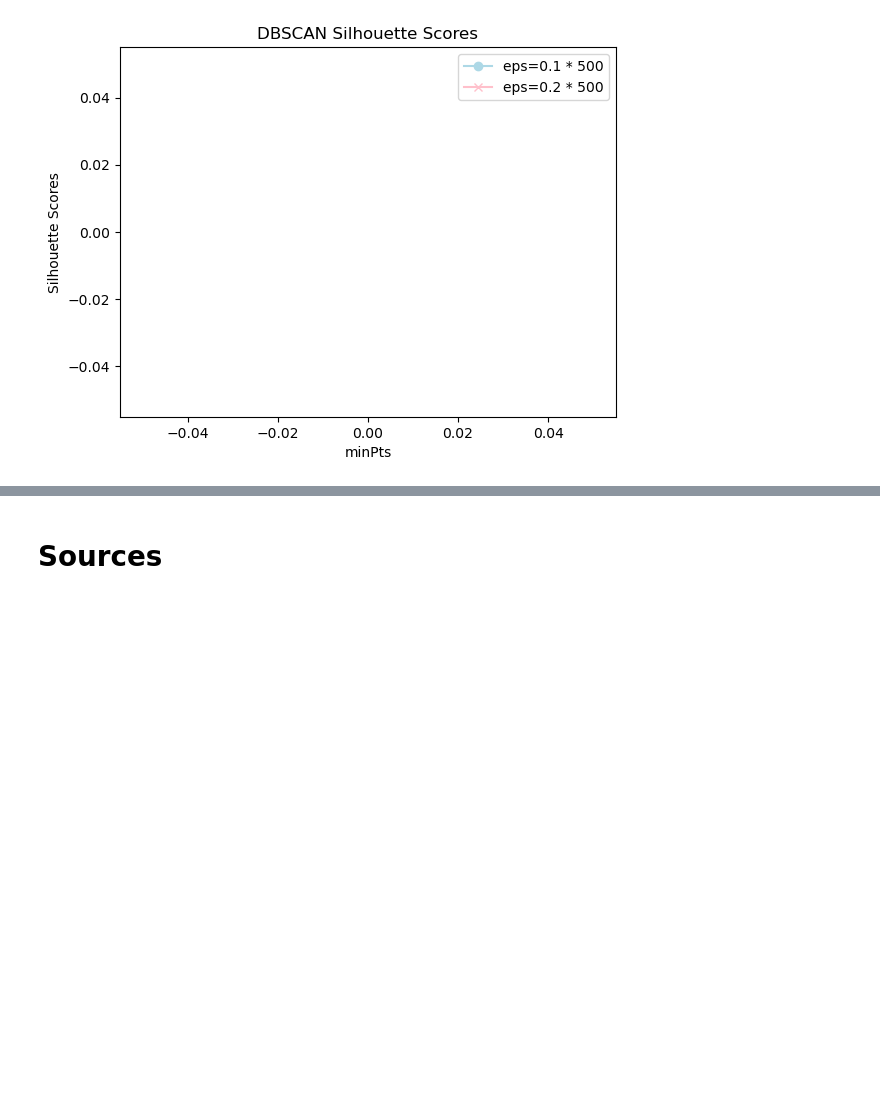
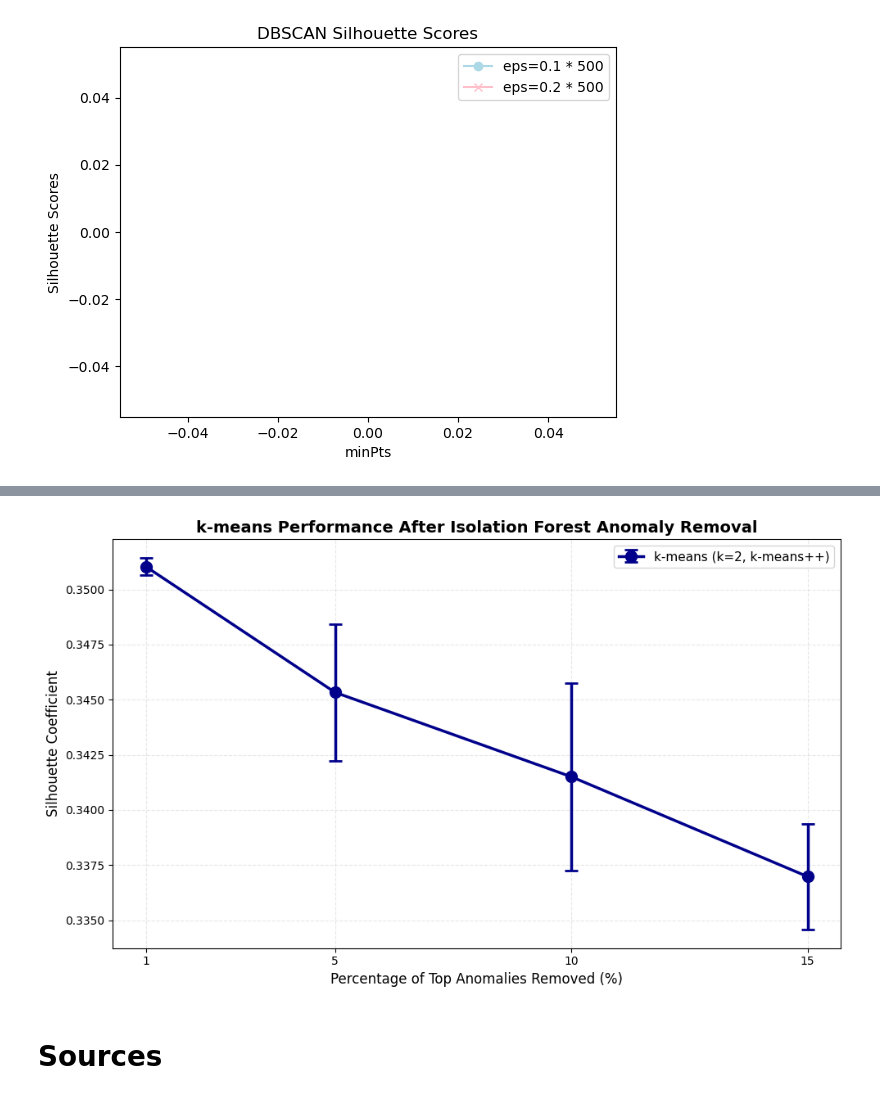
Before and after one commit to Willnguyen02/CS235F25_Course_Project, a Jupyter notebook: [CS235F25]_Course_Project.ipynb, the cells around one changed output, grey strips where cells are left out. Cells and saved outputs as stored; diff of their text form; code cells hidden in the pictures; blank space fills up the shorter version.

```diff
--- a/[CS235F25]_Course_Project.ipynb
+++ b/[CS235F25]_Course_Project.ipynb
@@ -1036,3 +1539,37 @@ plt.show()
+# %%
+# Question 4 - Plot Results
+# Create the plot
+plt.figure(figsize=(10, 6))
+
+# Convert contamination to percentage for x-axis labels
+contamination_pct = [c * 100 for c in iso_results['contamination']]
+
+# Plot with error bars
+plt.errorbar(contamination_pct,
+            iso_results['means'],
+            yerr=iso_results['stds'],
+            marker='o',
+            markersize=10,
+            color='darkblue',
+            linewidth=2.5,
+            capsize=6,
+            capthick=2,
+            label='k-means (k=2, k-means++)')
+
+# Formatting
+plt.xlabel('Percentage of Top Anomalies Removed (%)', fontsize=12)
+plt.ylabel('Silhouette Coefficient', fontsize=12)
+plt.title('k-means Performance After Isolation Forest Anomaly Removal',
+         fontsize=14, fontweight='bold')
+plt.legend(fontsize=11, loc='best')
+plt.grid(True, alpha=0.3, linestyle='--')
+plt.xticks(contamination_pct)
+
+# Adjust layout and show
+plt.tight_layout()
+plt.show()
+# %% [output]
+[figure, added]
 # %% [markdown]
 # Sources
 # %% [markdown]
```
Also changed, not shown: parts of 6 cells of this notebook.
